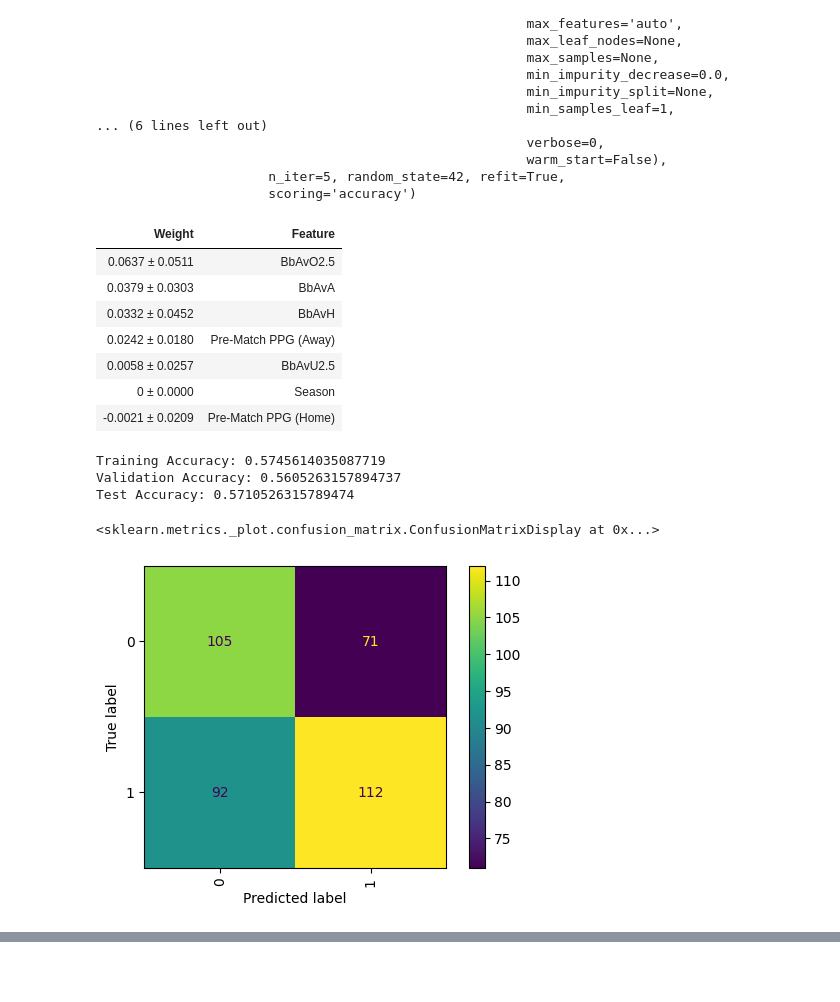
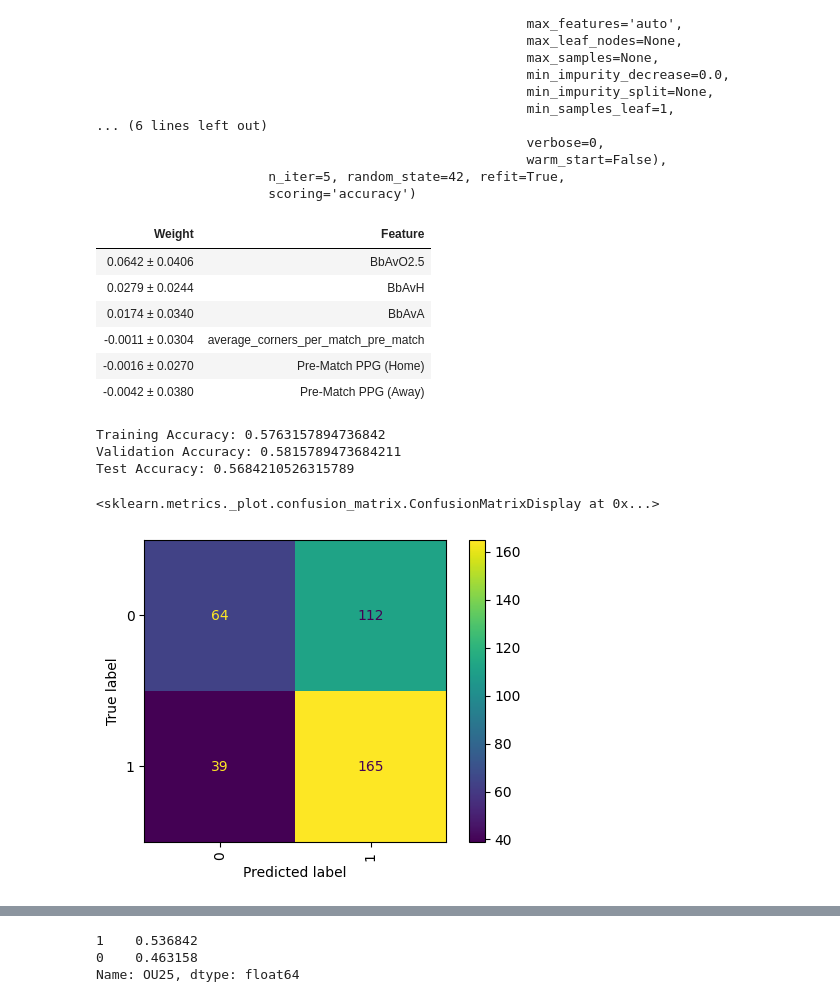
Before and after one commit to eduardopadilla3/Unit2_BW_code, a Jupyter notebook: Unit2project.ipynb, the cells around one changed output, grey strips where cells are left out. Cells and saved outputs as stored; diff of their text form; code cells hidden in the pictures; blank space fills up the shorter version.

```diff
--- a/Unit2project.ipynb
+++ b/Unit2project.ipynb
@@ -299,12 +301,11 @@ Training Accuracy: 0.6491228070175439
 Validation Accuracy: 0.531578947368421
 Test Accuracy: 0.5421052631578948
 # %%
-model2 = Pipeline([
-                  ('oe', ce.OrdinalEncoder()),
-                  ('impute', SimpleImputer(strategy='mean')),
-                  ('classifier', RandomForestClassifier(random_state=42, n_jobs=-1, min_samples_leaf=2, n_estimators=55))
-])
-
+model2 = make_pipeline(
+    ce.OrdinalEncoder(),
+    SimpleImputer(strategy='median'),
+    RandomForestClassifier(n_estimators=100, random_state=42, n_jobs=-1)
+)
 model2.fit(X_train, y_train)
 
 print('training accuracy:', model2.score(X_train, y_train))
@@ -333,5 +351,4 @@ Test Accuracy: 0.5394736842105263
 # %%
-#remove negative features
-X_train = X_train[['Season', 'Pre-Match PPG (Home)', 'Pre-Match PPG (Away)', 'BbAvH', 'BbAvA', 'BbAvO2.5', 'BbAvU2.5']]
-X_val = X_val[['Season', 'Pre-Match PPG (Home)', 'Pre-Match PPG (Away)', 'BbAvH', 'BbAvA', 'BbAvO2.5', 'BbAvU2.5']]
-X_test = X_test[['Season', 'Pre-Match PPG (Home)', 'Pre-Match PPG (Away)', 'BbAvH', 'BbAvA', 'BbAvO2.5', 'BbAvU2.5']]
+X_train = X_train[['average_corners_per_match_pre_match', 'Pre-Match PPG (Home)', 'Pre-Match PPG (Away)', 'BbAvH', 'BbAvA', 'BbAvO2.5']]
+X_val = X_val[['average_corners_per_match_pre_match', 'Pre-Match PPG (Home)', 'Pre-Match PPG (Away)', 'BbAvH', 'BbAvA', 'BbAvO2.5']]
+X_test = X_test[['average_corners_per_match_pre_match', 'Pre-Match PPG (Home)', 'Pre-Match PPG (Away)', 'BbAvH', 'BbAvA', 'BbAvO2.5']]
@@ -339,7 +360,7 @@ X_test = X_test[['Season', 'Pre-Match PPG (Home)', 'Pre-Match PPG (Away)', 'BbAv
 model1 = make_pipeline(
     ce.OrdinalEncoder(),
     SimpleImputer(),
-    XGBClassifier(n_estimators=2, random_state=42, n_jobs=-1)
+    XGBClassifier(n_estimators=12, random_state=42, n_jobs=-1, learning_rate=0.097, subsample=1)
 )
 
 model1.fit(X_train, y_train)
@@ -425,13 +446,12 @@ eli5.show_weights(
 )
 # %% [output]
 | Weight | Feature |
-| 0.0637 ± 0.0511 | BbAvO2.5 |
-| 0.0379 ± 0.0303 | BbAvA |
-| 0.0332 ± 0.0452 | BbAvH |
-| 0.0242 ± 0.0180 | Pre-Match PPG (Away) |
-| 0.0058 ± 0.0257 | BbAvU2.5 |
-| 0 ± 0.0000 | Season |
-| -0.0021 ± 0.0209 | Pre-Match PPG (Home) |
+| 0.0642 ± 0.0406 | BbAvO2.5 |
+| 0.0279 ± 0.0244 | BbAvH |
+| 0.0174 ± 0.0340 | BbAvA |
+| -0.0011 ± 0.0304 | average_corners_per_match_pre_match |
+| -0.0016 ± 0.0270 | Pre-Match PPG (Home) |
+| -0.0042 ± 0.0380 | Pre-Match PPG (Away) |
 # %%
 model3 = make_pipeline(
     ce.OrdinalEncoder(),
@@ -445,6 +465,6 @@ print('Training Accuracy:', model3.score(X_train, y_train))
 print('Validation Accuracy:', model3.score(X_val, y_val))
 print('Test Accuracy:', model3.score(X_test, y_test))
 # %% [output]
-Training Accuracy: 0.5745614035087719
-Validation Accuracy: 0.5605263157894737
-Test Accuracy: 0.5710526315789474
+Training Accuracy: 0.5763157894736842
+Validation Accuracy: 0.5815789473684211
+Test Accuracy: 0.5684210526315789
@@ -451,12 +473,12 @@ Test Accuracy: 0.5710526315789474
 # %%
 #Confusion graph
 from sklearn.metrics import plot_confusion_matrix, classification_report
 
 plt.rcParams['figure.dpi'] = 100
-plot_confusion_matrix(model3, X_test, y_test, values_format='.0f', xticks_rotation='vertical')
+plot_confusion_matrix(model1, X_test, y_test, values_format='.0f', xticks_rotation='vertical')
 # %% [output]
 <sklearn.metrics._plot.confusion_matrix.ConfusionMatrixDisplay at 0x...>
-[figure, old version]
+[figure, new version]
 # %%
 df1.head()
 # %% [output]
@@ -511 +547,7 @@ fin.loc[:, 'MONEY'] = pd.Series(money)
+# %%
+fin['OU25'].value_counts(normalize=True)
+# %% [output]
+1    0.536842
+0    0.463158
+Name: OU25, dtype: float64
 # %%
```
Also changed, not shown: parts of 22 cells of this notebook.
